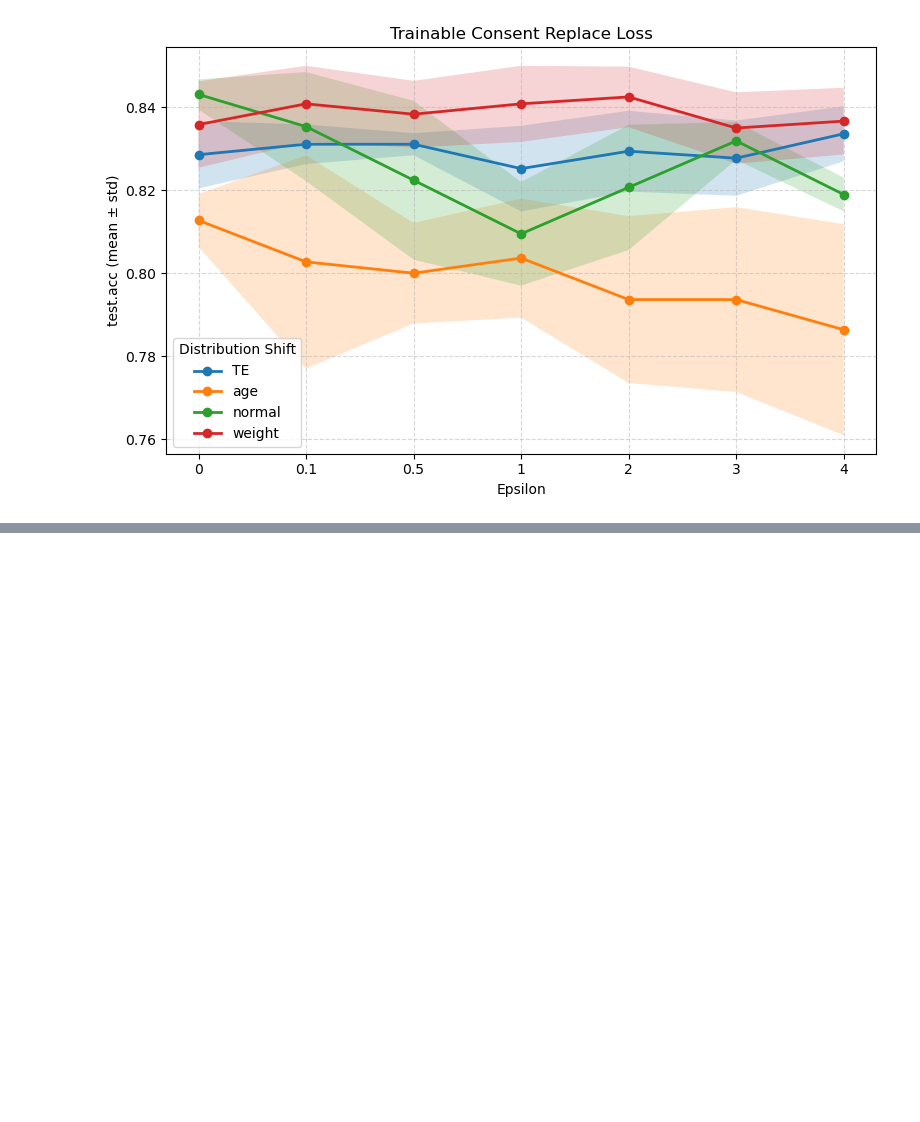
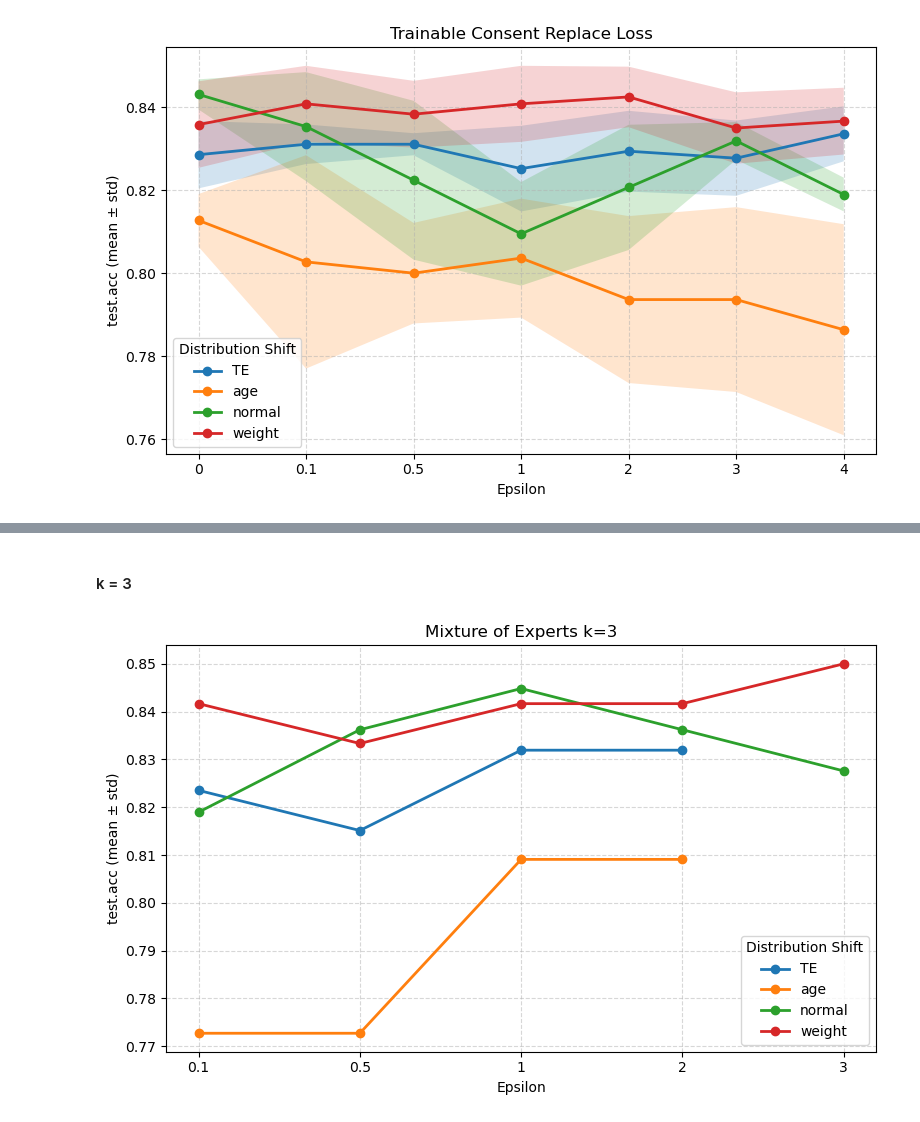
Before and after one commit to kgutjahr/STiL-TTA, a Jupyter notebook: data/summarize_results.ipynb, the cells around one changed output, grey strips where cells are left out. Saved outputs shown, nothing was run; the diff lists cells and outputs as text; code cells hidden in the pictures; blank space fills up the shorter version.

```diff
--- a/data/summarize_results.ipynb
+++ b/data/summarize_results.ipynb
@@ -307,0 +434,11 @@ plot_two_grouped_df(df=summed_c_loss_df, first_group_col=group_col, second_group
+# %% [markdown]
+#### k = 3
+# %%
+moe_3_path = os.path.join(BASE_PATH, "MoE_3_cut")
+group_col = "epsilon"
+df_c_moe_3 = create_two_group_df(dir_path=moe_3_path, filename="test", group_col=group_col, exp_name="MoE")
+summed_c_moe_3_df = summarize_two_groups_df(df=df_c_moe_3, first_group_col=group_col, second_group_col="Shift")
+# %%
+plot_two_grouped_df(df=summed_c_moe_3_df, first_group_col=group_col, second_group_col="Shift", metric="test.acc", title="Mixture of Experts k=3")
+# %% [output]
+[figure, added]
```
Also changed, not shown: parts of 24 cells of this notebook, 29 other files.
